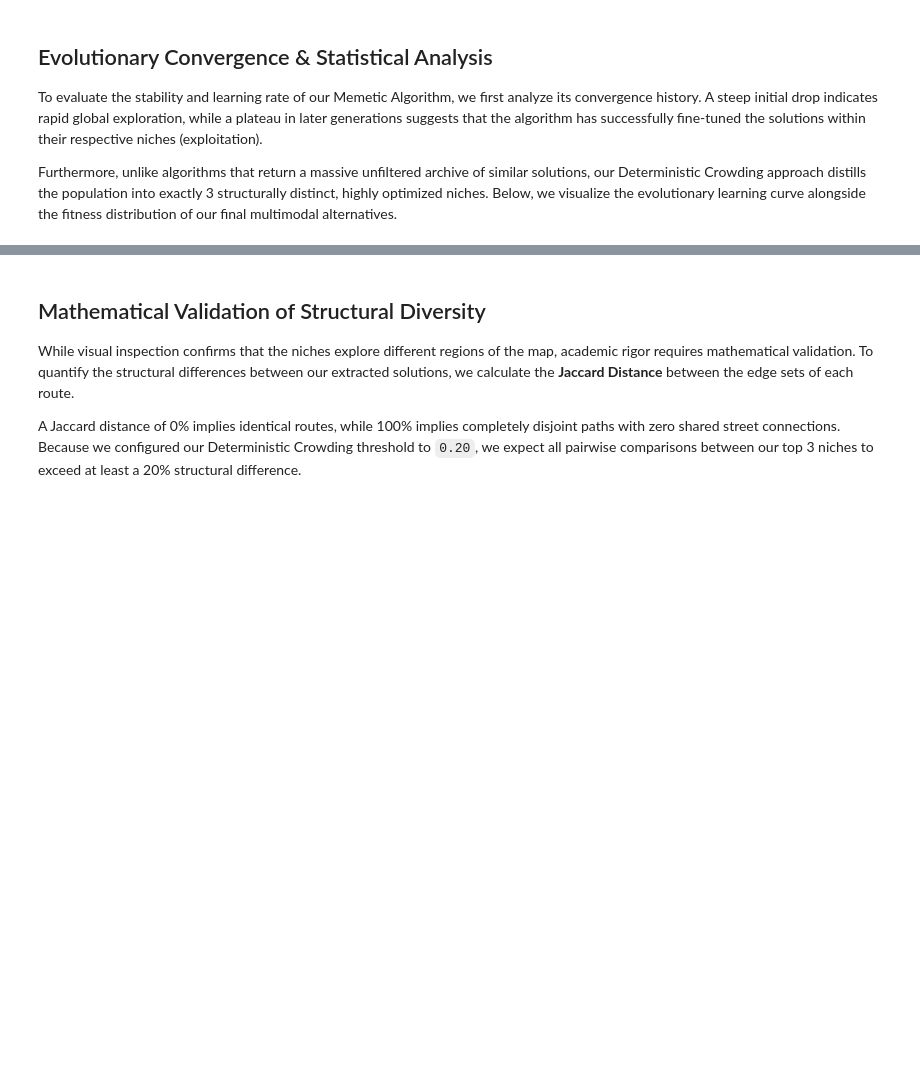
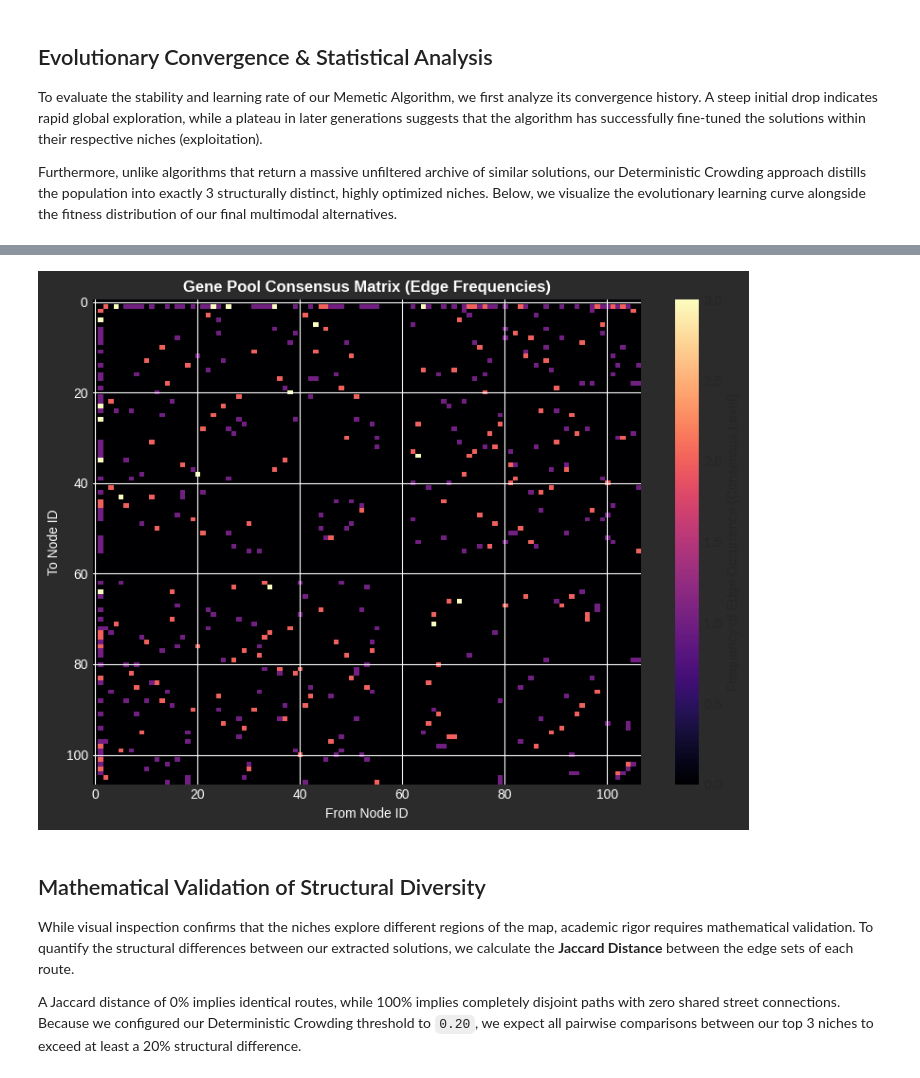
Before and after one commit to miguel-mxrxrx04/cvrp-BAO, a Jupyter notebook: run_ga.ipynb, the cells around one changed output, grey strips where cells are left out. Cells and saved outputs as stored; diff of their text form; code cells hidden in the pictures; blank space fills up the shorter version.

```diff
--- a/run_ga.ipynb
+++ b/run_ga.ipynb
@@ -231,7 +279,7 @@ from typing import List, Tuple
 # Hyperparameters targeting deep multimodal exploration
 MULTIMODAL_POP_SIZE: int = 100
 MULTIMODAL_GENERATIONS: int = 200
-MULTIMODAL_MUTATION: float = 0.1
+MULTIMODAL_MUTATION: float = 0.5
 SIMILARITY_THRESHOLD: float = 0.20  # Require at least 20% topological difference between niches
 
 print(f"--- Launching Multimodal Memetic GA (Threshold: {SIMILARITY_THRESHOLD}) ---")
@@ -248,7 +296,9 @@ top3_niches, history_multi = ga_multimodal.run(
     generations=MULTIMODAL_GENERATIONS,
     mutation_rate=MULTIMODAL_MUTATION,
     similarity_threshold=SIMILARITY_THRESHOLD,
-    use_local_search=True # Utilizing our Windowed 2-opt for geometric efficiency
+    use_local_search=True, # Utilizing our Windowed 2-opt for geometric efficiency
+    tournament_size=2,
+    local_search_prob=0.80
 )
 
 execution_time_multi: float = time.time() - start_time_multi
@@ -392,8 +471,9 @@ def plot_gene_pool_heatmap(problem: 'CVRPProblem', niches: List[Tuple[List[int],
     Generates a heatmap of edge frequencies (Gene Consensus) across the final niches.
     Acts as the GA counterpart to the ACO Pheromone Matrix.
     """
-    num_nodes: int = len(problem.nodes)
-    consensus_matrix: np.ndarray = np.zeros((num_nodes, num_nodes))
+    max_node_id: int = max(problem.nodes.keys())
+    # to make the sure the matrix is not out of bounds
+    consensus_matrix: np.ndarray = np.zeros((max_node_id + 1, max_node_id + 1))
 
     # Tally the edges used in all extracted niches
     valid_niches = [route for route, cost in niches if route]
@@ -417,33 +497,35 @@ def plot_gene_pool_heatmap(problem: 'CVRPProblem', niches: List[Tuple[List[int],
                 # Increment both directions for an undirected interpretation
                 consensus_matrix[u][v] += 1
                 consensus_matrix[v][u] += 1
 
     # Plotting
     plt.figure(figsize=(8, 6))
 
     # We use the 'magma' colormap to simulate the glowing dark-background style of ACO
     im = plt.imshow(consensus_matrix, cmap='magma', interpolation='nearest', aspect='auto')
 
     plt.colorbar(im, label='Frequency of Edge Occurrence (Consensus Level)')
     plt.title("Gene Pool Consensus Matrix (Edge Frequencies)", fontweight='bold', color='white')
 
     # Styling for a "dark mode" heatmap
     ax = plt.gca()
     ax.set_facecolor('black')
     fig = plt.gcf()
     fig.patch.set_facecolor('#2b2b2b') # Dark grey background
     ax.tick_params(colors='white')
     ax.xaxis.label.set_color('white')
     ax.yaxis.label.set_color('white')
 
     plt.xlabel("From Node ID")
     plt.ylabel("To Node ID")
 
     plt.tight_layout()
     plt.show()
 
 # Render the Heatmap
 plot_gene_pool_heatmap(cvrp_instance, top3_niches)
+# %% [output]
+[figure, added]
 # %% [markdown]
 ## Mathematical Validation of Structural Diversity
 
```
Also changed, not shown: parts of 18 cells of this notebook, 1 other file.
